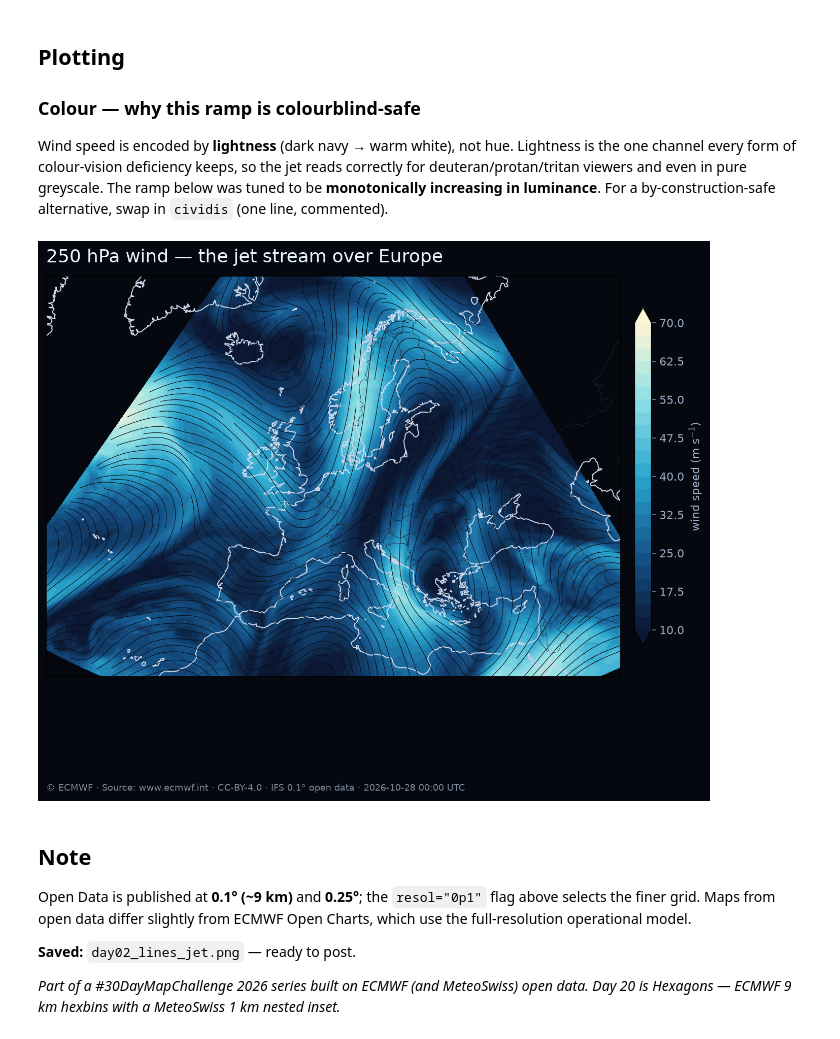
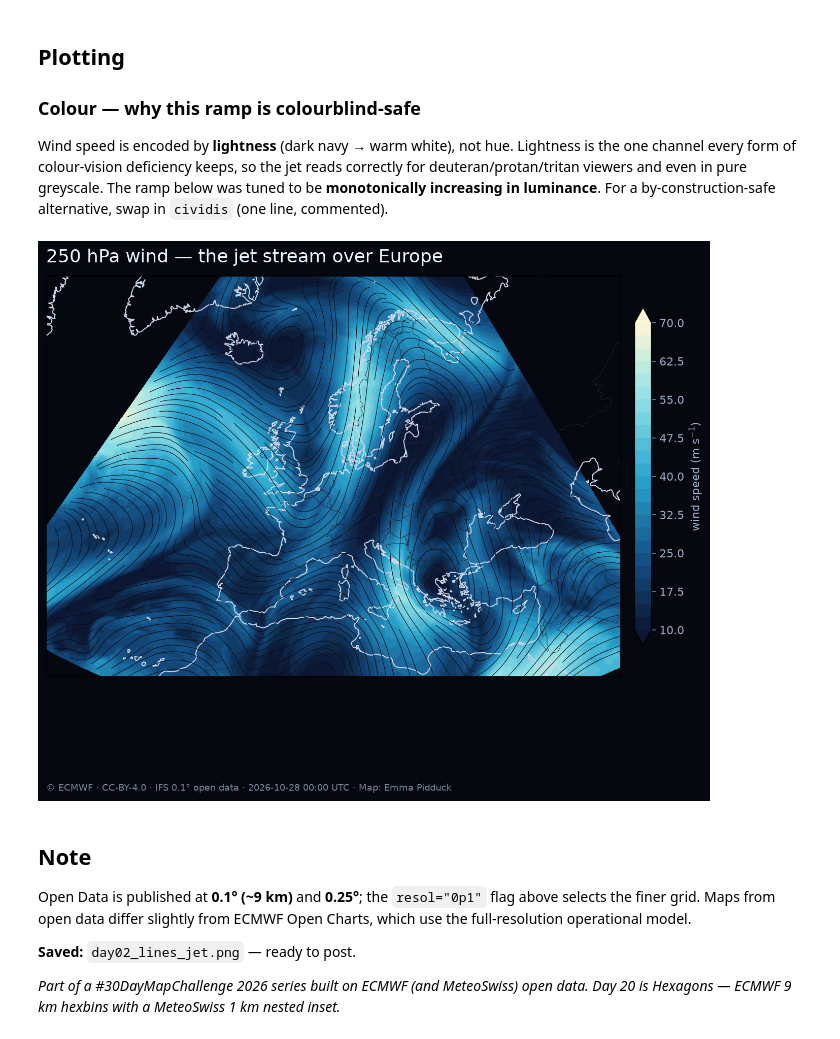
Before and after one commit to piddy376/30dmc2026, a Jupyter notebook: day02_lines_jet.ipynb, the cells around one changed output. Cells and saved outputs as stored; diff of their text form; code cells hidden in the pictures.

```diff
--- a/day02_lines_jet.ipynb
+++ b/day02_lines_jet.ipynb
@@ -153,35 +150,35 @@ tp = dict(transform=ccrs.PlateCarree())
 
 fig = plt.figure(figsize=(11, 9), dpi=160)
 fig.patch.set_facecolor(BG)
 ax = plt.axes(projection=proj)
 ax.set_extent(REGION, crs=ccrs.PlateCarree())
 ax.set_facecolor(BG)
 
 # isotach glow
 cf = ax.contourf(lon, lat, speed, levels=np.linspace(10, 70, 25),
                  cmap=JET, extend="both", zorder=0, **tp)
 # geography
 ax.add_feature(cfeature.BORDERS.with_scale("50m"), edgecolor="#20283a", linewidth=0.4, zorder=1)
 ax.add_feature(cfeature.COASTLINE.with_scale("50m"), edgecolor="#cdd8ec", linewidth=0.9, zorder=2)
 # the flow itself
 ax.streamplot(lon, lat, u, v, color="#0a0d16", density=2.4,
               linewidth=0.5, arrowstyle="-", zorder=3, **tp)
 
 cb = fig.colorbar(cf, ax=ax, shrink=0.6, pad=0.02, label="wind speed (m s$^{-1}$)")
 cb.ax.yaxis.label.set_color("#9fb0c9"); cb.ax.tick_params(colors="#6d7c99")
 plt.setp(plt.getp(cb.ax, "yticklabels"), color="#9fb0c9")
 
 ax.set_title("250 hPa wind — the jet stream over Europe",
              color="#eaf6ff", fontsize=16, loc="left", pad=12)
 
 fig.text(0.125, 0.065,
-         f"© ECMWF · Source: www.ecmwf.int · CC-BY-4.0 · IFS 0.1° open data · {VALID}",
+         f"© ECMWF · CC-BY-4.0 · IFS 0.1° open data · {VALID} · Map: Emma Pidduck",
          color="#7a8699", fontsize=8)
 
 fig.savefig("day02_lines_jet.png", facecolor=fig.get_facecolor(), bbox_inches="tight")
 plt.show()
 # %% [output]
-[figure, old version]
+[figure, new version]
 # %% [markdown]
 ## Note
 
```
Also changed, not shown: parts of 2 cells of this notebook, 6 other files.
